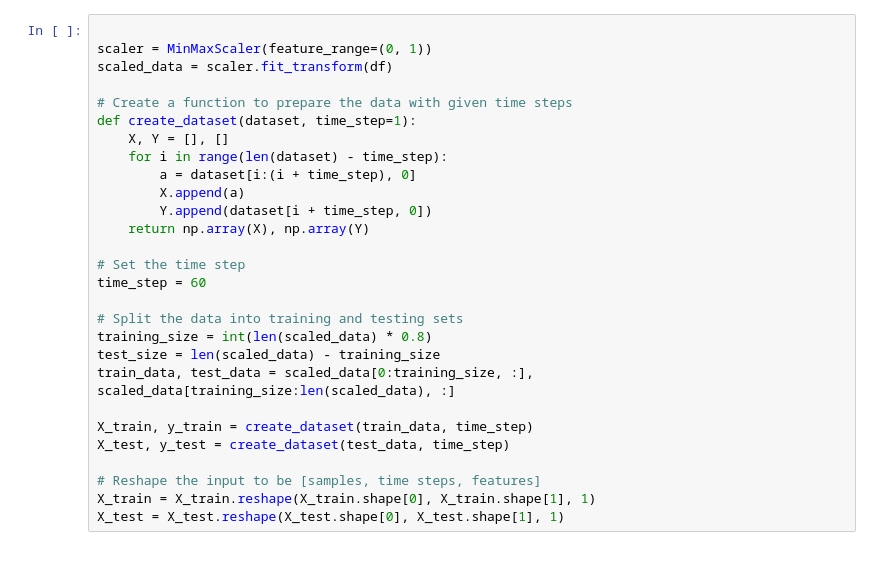
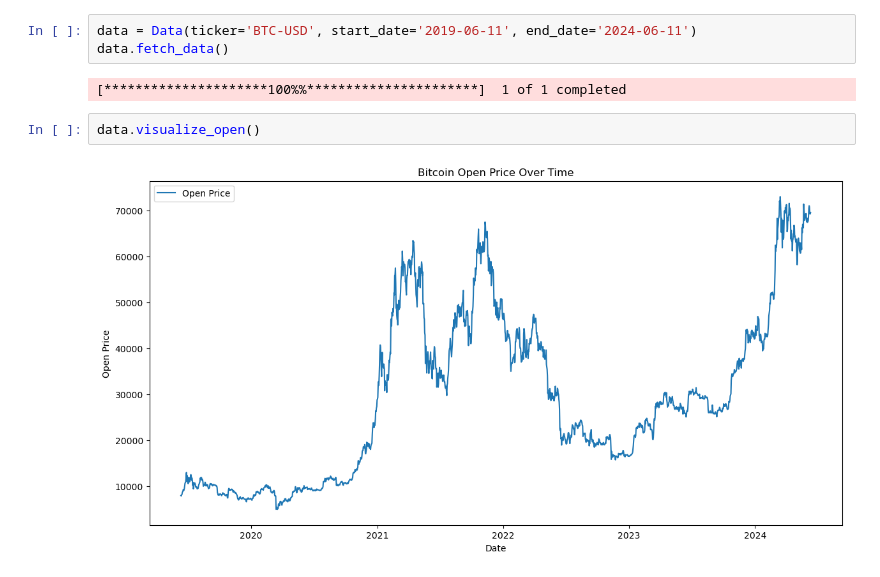
Before and after one commit to DLShrankhala/DevelopingVariousLSTMModelForTimeSeriesForecasting-ai-25, a Jupyter notebook: rohanbaviskarLSTM.ipynb, the cells around one changed output. Saved outputs shown, nothing was run; the diff lists cells and outputs as text.

```diff
--- a/rohanbaviskarLSTM.ipynb
+++ b/rohanbaviskarLSTM.ipynb
@@ -53,29 +40,10 @@ plt.show()
 # %%
-
-scaler = MinMaxScaler(feature_range=(0, 1))
-scaled_data = scaler.fit_transform(df)
-
-# Create a function to prepare the data with given time steps
-def create_dataset(dataset, time_step=1):
-    X, Y = [], []
-    for i in range(len(dataset) - time_step):
-        a = dataset[i:(i + time_step), 0]
-        X.append(a)
-        Y.append(dataset[i + time_step, 0])
-    return np.array(X), np.array(Y)
-
-# Set the time step
-time_step = 60
-
-# Split the data into training and testing sets
-training_size = int(len(scaled_data) * 0.8)
-test_size = len(scaled_data) - training_size
-train_data, test_data = scaled_data[0:training_size, :], scaled_data[training_size:len(scaled_data), :]
-
-X_train, y_train = create_dataset(train_data, time_step)
-X_test, y_test = create_dataset(test_data, time_step)
-
-# Reshape the input to be [samples, time steps, features]
-X_train = X_train.reshape(X_train.shape[0], X_train.shape[1], 1)
-X_test = X_test.reshape(X_test.shape[0], X_test.shape[1], 1)
+data = Data(ticker='BTC-USD', start_date='2019-06-11', end_date='2024-06-11')
+data.fetch_data()
+# %% [output]
+[*********************100%%**********************]  1 of 1 completed
+# %%
+data.visualize_open()
+# %% [output]
+[figure, added]
 # %%
```
Also changed, not shown: parts of 11 cells of this notebook.
